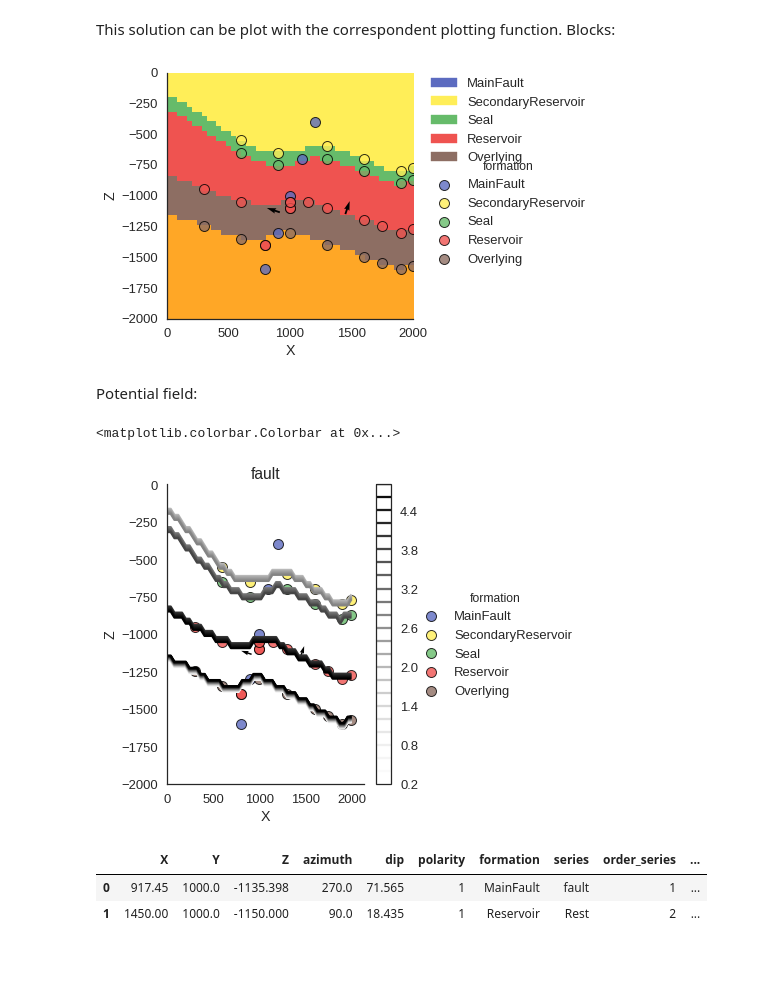
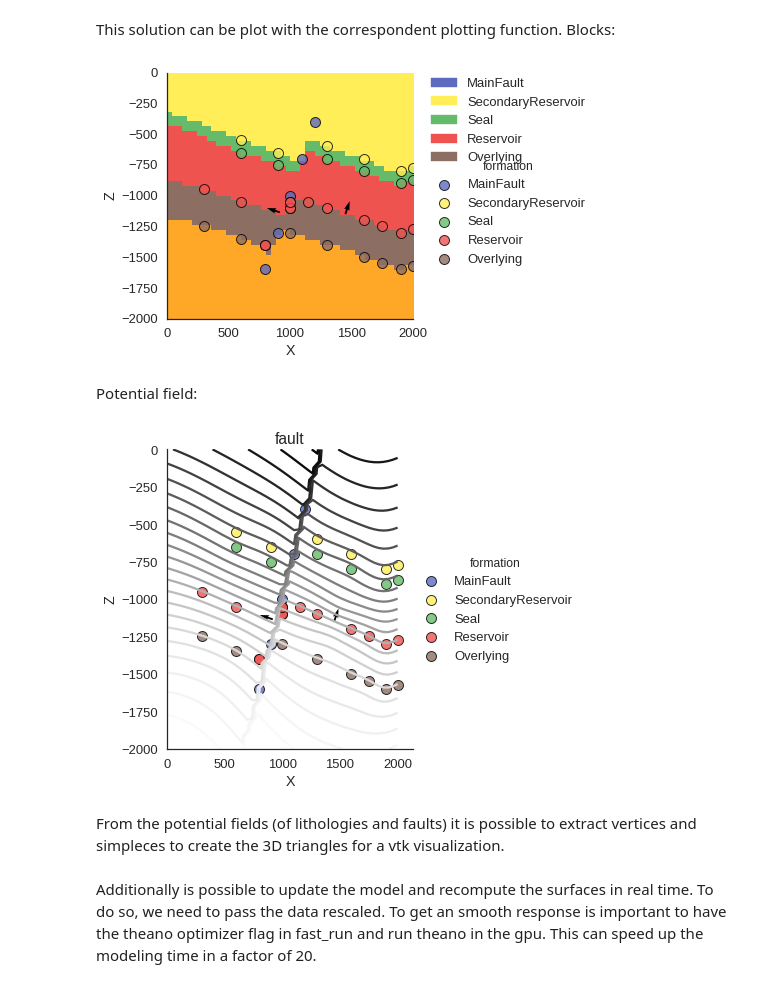
Before and after one commit to gempy-project/gempy, a Jupyter notebook: Tutorial/ch1.ipynb, the cells around one changed output. Drawn from its saved outputs; the diff is of its cells as text; code cells hidden in the pictures; blank space fills up the shorter version.

Commit message:
- Remove annotations from get_data - Trying to fix the order at which the vertices and simpleces are returned - Removed saving every iteration

```diff
--- a/Tutorial/ch1.ipynb
+++ b/Tutorial/ch1.ipynb
@@ -84,6 +124,5 @@ It is important to notice the columns of each data frame. These not only contain
 A projection of the aforementioned data can be visualized in to 2D by the following function. It is possible to choose the direction of visualization as well as the series:
 # %%
 %matplotlib inline
-geo_data.geo_data_type= 3
 gp.plot_data(geo_data, direction='y')
 # %% [output]
@@ -99,8 +138,7 @@ As we have seen objects DataManagement.InputData (usually called geo_data in the
 
 Once we have the data ready to generate a model, we will need to create the next object type towards the final geological model:
 # %%
-interp_data = gp.InterpolatorInput(geo_data,# u_grade = [3],
-                                   verbose=['faults_block'])
+interp_data = gp.InterpolatorInput(geo_data, u_grade=[3,3])
 print(interp_data)
 # %%
 interp_data.get_formation_number()
@@ -136,17 +185,19 @@ lith_block, fault_block = gp.compute_model(interp_data)
+# %%
+%%timeit
+lith_block, fault_block = gp.compute_model(interp_data)
 # %% [markdown]
 This solution can be plot with the correspondent plotting function. Blocks:
 # %%
 %matplotlib inline
 gp.plot_section(geo_data, lith_block[0], 25, plot_data=True)
 # %% [output]
-[figure, old version]
+[figure, new version]
 # %% [markdown]
 Potential field:
 # %%
-gp.plot_potential_field(geo_data, lith_block[0], 25)
-import matplotlib.pyplot as plt
-plt.colorbar()
+gp.plot_potential_field(geo_data, lith_block[1], 25)
 # %% [output]
-<matplotlib.colorbar.Colorbar at 0x...>
-[figure, old version]
+[figure, new version]
+# %% [markdown]
+From the potential fields (of lithologies and faults) it is possible to extract vertices and simpleces to create the 3D triangles for a vtk visualization.
 # %%
@@ -154,12 +205,8 @@ ver, sim = gp.get_surfaces(interp_data,lith_block[1], fault_block[1], original_s
 # %%
 gp.plot_surfaces_3D(geo_data, ver, sim, alpha=1)
+# %% [markdown]
+Additionally is possible to update the model and recompute the surfaces in real time. To do so, we need to pass the data rescaled. To get an smooth response is important to have the theano optimizer flag in fast_run and run theano in the gpu. This can speed up the modeling time in a factor of 20.
 # %%
 ver_s, sim_s = gp.get_surfaces(interp_data,lith_block[1], fault_block[1], original_scale=False)
 # %%
 gp.plot_surfaces_3D_real_time(interp_data, ver_s, sim_s)
-# %%
-geo_data.foliations
-# %% [output]
-|  | X | Y | Z | azimuth | dip | polarity | formation | series | order_series | ... |
-| 0 | 917.45 | 1000.0 | -1135.398 | 270.0 | 71.565 | 1 | MainFault | fault | 1 | ... |
-| 1 | 1450.00 | 1000.0 | -1150.000 | 90.0 | 18.435 | 1 | Reservoir | Rest | 2 | ... |
```
Also changed, not shown: parts of 22 cells of this notebook, 6 other files.
